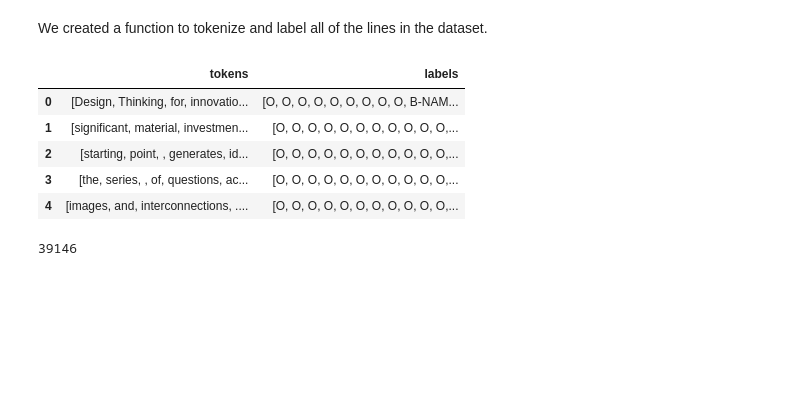
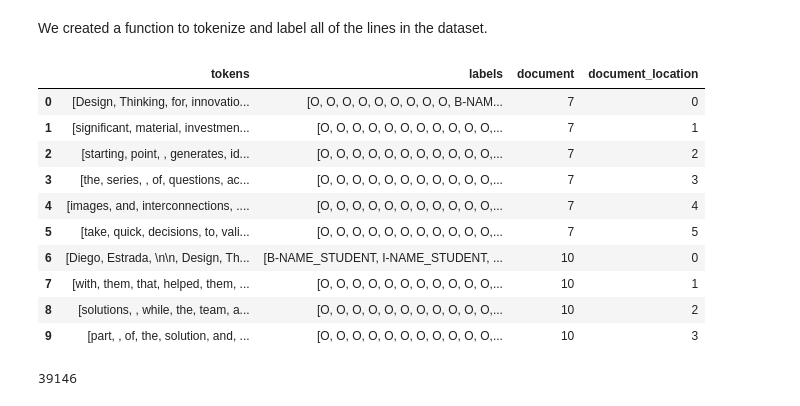
Before and after one commit to GGC-DSA/Kaggle-2024, a Jupyter notebook: notebooks-Spr2024/KAG_Notebook.ipynb, the cells around one changed output. Cells and saved outputs as stored; diff of their text form; code cells hidden in the pictures; blank space fills up the shorter version.

```diff
--- a/notebooks-Spr2024/KAG_Notebook.ipynb
+++ b/notebooks-Spr2024/KAG_Notebook.ipynb
@@ -382,31 +398,41 @@ df_usable = df.iloc[df[~(df.tokens.apply(len) != df.labels.apply(len))].index]
 We created a function to tokenize and label all of the lines in the dataset.
 # %%
 def make_smaller_inputs(dataframe):
-    df_out = pd.DataFrame(columns = ['tokens','labels'])
-    counter = 0
+    df_out = pd.DataFrame(columns = ['tokens','labels','document','document_location'])
+    idx_df = 0
     max_len = config['MAX_LEN']
 
     for _,line in dataframe.iterrows():
+        location_counter = 0
         tokens = line.tokens
         labels = line.labels
+        document = line.document
         items = range(0,len(tokens),max_len)
 
         for i in items:
-            df_out.at[counter,'tokens'] = tokens[i:i+max_len]
-            df_out.at[counter,'labels'] = labels[i:i+max_len]
-            counter += 1
+            df_out.at[idx_df,'tokens'] = tokens[i:i+max_len]
+            df_out.at[idx_df,'labels'] = labels[i:i+max_len]
+            df_out.at[idx_df,'document'] = document
+            df_out.at[idx_df,'document_location'] = location_counter
+            location_counter += 1
+            idx_df += 1
 
     return df_out
 # %%
 df_model_input = make_smaller_inputs(df_usable)
-df_model_input.head()
+df_model_input.head(10)
 # %% [output]
-|  | tokens | labels |
-| 0 | [Design, Thinking, for, innovatio... | [O, O, O, O, O, O, O, O, O, B-NAM... |
-| 1 | [significant, material, investmen... | [O, O, O, O, O, O, O, O, O, O, O,... |
-| 2 | [starting, point, , generates, id... | [O, O, O, O, O, O, O, O, O, O, O,... |
-| 3 | [the, series, , of, questions, ac... | [O, O, O, O, O, O, O, O, O, O, O,... |
-| 4 | [images, and, interconnections, .... | [O, O, O, O, O, O, O, O, O, O, O,... |
+|  | tokens | labels | document | document_location |
+| 0 | [Design, Thinking, for, innovatio... | [O, O, O, O, O, O, O, O, O, B-NAM... | 7 | 0 |
+| 1 | [significant, material, investmen... | [O, O, O, O, O, O, O, O, O, O, O,... | 7 | 1 |
+| 2 | [starting, point, , generates, id... | [O, O, O, O, O, O, O, O, O, O, O,... | 7 | 2 |
+| 3 | [the, series, , of, questions, ac... | [O, O, O, O, O, O, O, O, O, O, O,... | 7 | 3 |
+| 4 | [images, and, interconnections, .... | [O, O, O, O, O, O, O, O, O, O, O,... | 7 | 4 |
+| 5 | [take, quick, decisions, to, vali... | [O, O, O, O, O, O, O, O, O, O, O,... | 7 | 5 |
+| 6 | [Diego, Estrada, \n\n, Design, Th... | [B-NAME_STUDENT, I-NAME_STUDENT, ... | 10 | 0 |
+| 7 | [with, them, that, helped, them, ... | [O, O, O, O, O, O, O, O, O, O, O,... | 10 | 1 |
+| 8 | [solutions, , while, the, team, a... | [O, O, O, O, O, O, O, O, O, O, O,... | 10 | 2 |
+| 9 | [part, , of, the, solution, and, ... | [O, O, O, O, O, O, O, O, O, O, O,... | 10 | 3 |
 # %%
 len(df_model_input.index)
 # %% [output]
```
Also changed, not shown: parts of 18 cells of this notebook.
